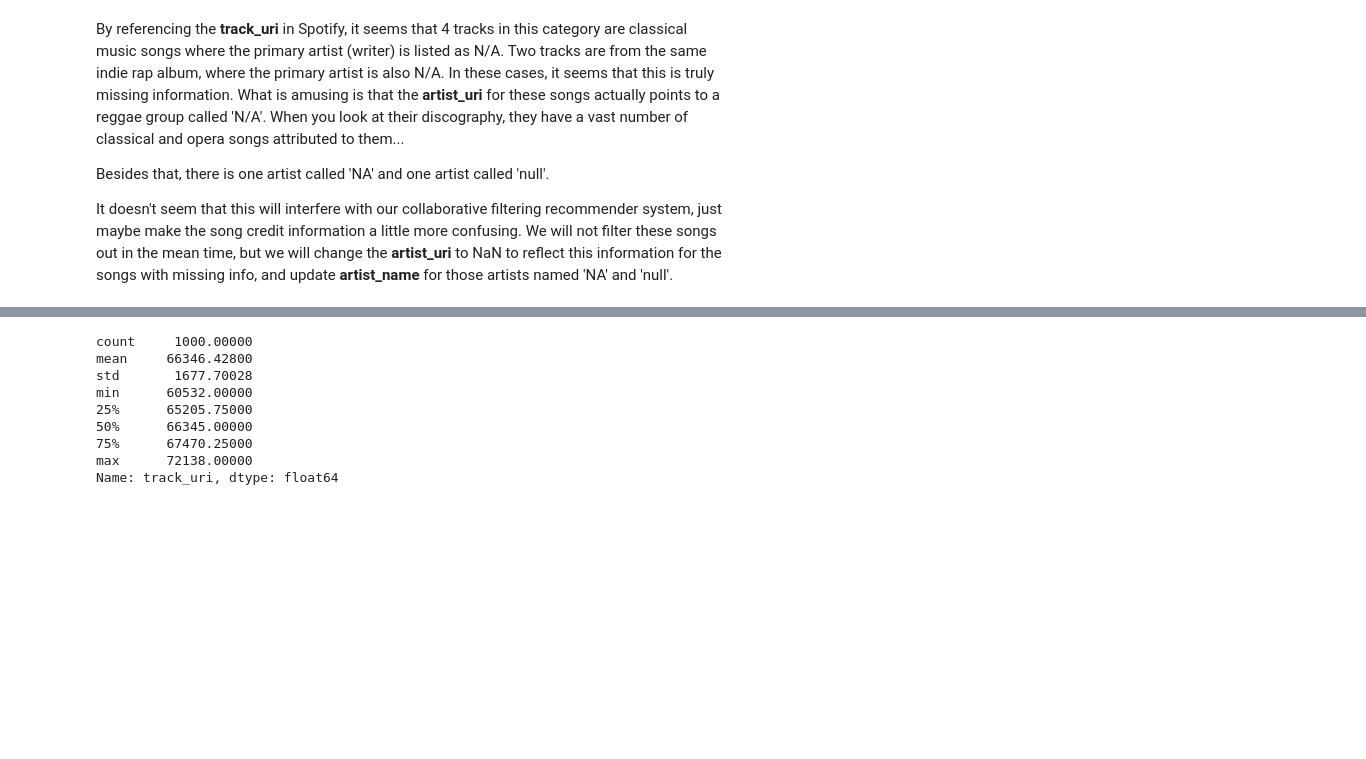
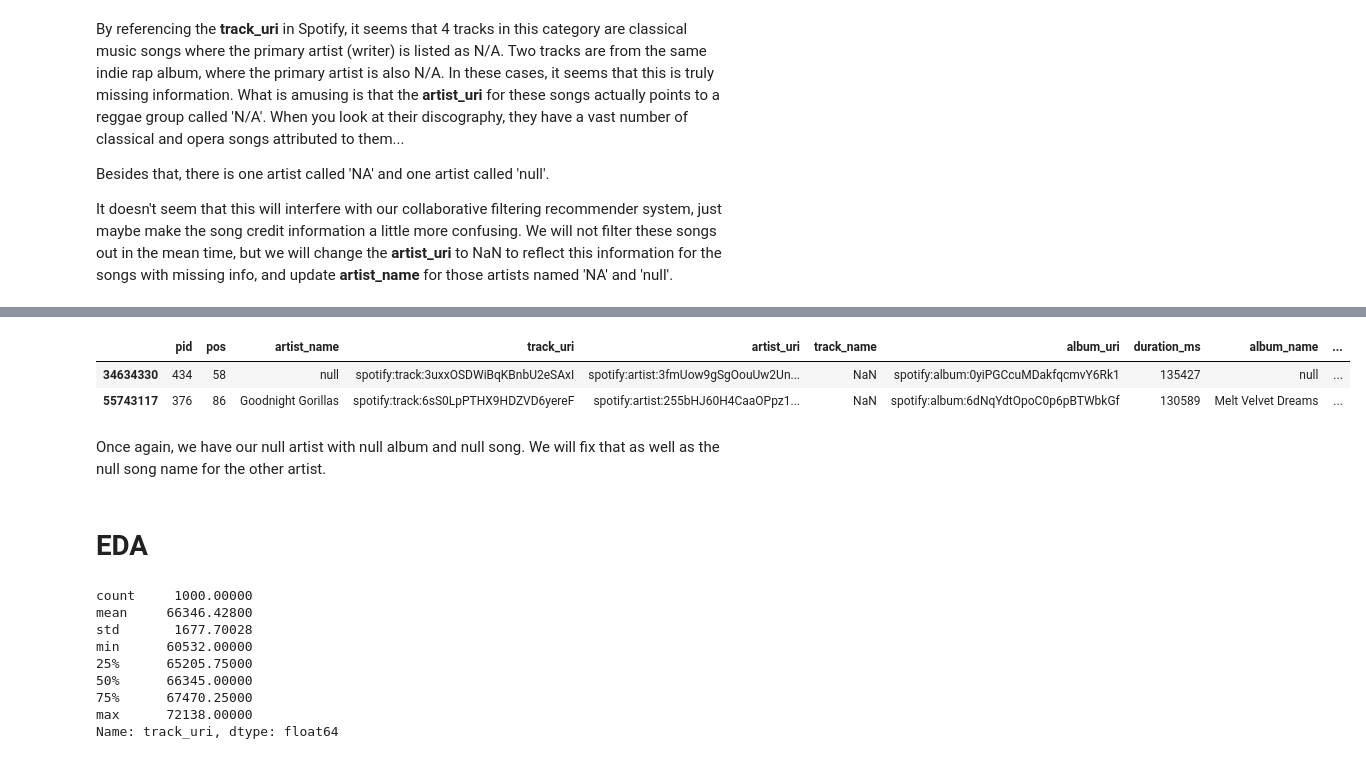
Before and after one commit to jamilla-az/spotify-recommender, a Jupyter notebook: notebook/FinalProject31.ipynb, the cells around one changed output, grey strips where cells are left out. Saved outputs shown, nothing was run; the diff lists cells and outputs as text; code cells hidden in the pictures; blank space fills up the shorter version.

```diff
--- a/notebook/FinalProject31.ipynb
+++ b/notebook/FinalProject31.ipynb
@@ -163,0 +179,11 @@ Loop Garou annoyingly named his album 'N/A' which got translated to a NaN in the
+# %%
+#missing track names?
+songs.loc[songs.track_name.isnull()]
+# %% [output]
+|  | pid | pos | artist_name | track_uri | artist_uri | track_name | album_uri | duration_ms | album_name | ... |
+| 34634330 | 434 | 58 | null | spotify:track:3uxxOSDWiBqKBnbU2eSAxI | spotify:artist:3fmUow9gSgOouUw2Un... | NaN | spotify:album:0yiPGCcuMDakfqcmvY6Rk1 | 135427 | null | ... |
+| 55743117 | 376 | 86 | Goodnight Gorillas | spotify:track:6sS0LpPTHX9HDZVD6yereF | spotify:artist:255bHJ60H4CaaOPpz1... | NaN | spotify:album:6dNqYdtOpoC0p6pBTWbkGf | 130589 | Melt Velvet Dreams | ... |
+# %% [markdown]
+Once again, we have our null artist with null album and null song. We will fix that as well as the null song name for the other artist.
+# %% [markdown]
+# EDA
```
Also changed, not shown: parts of 7 cells of this notebook.
